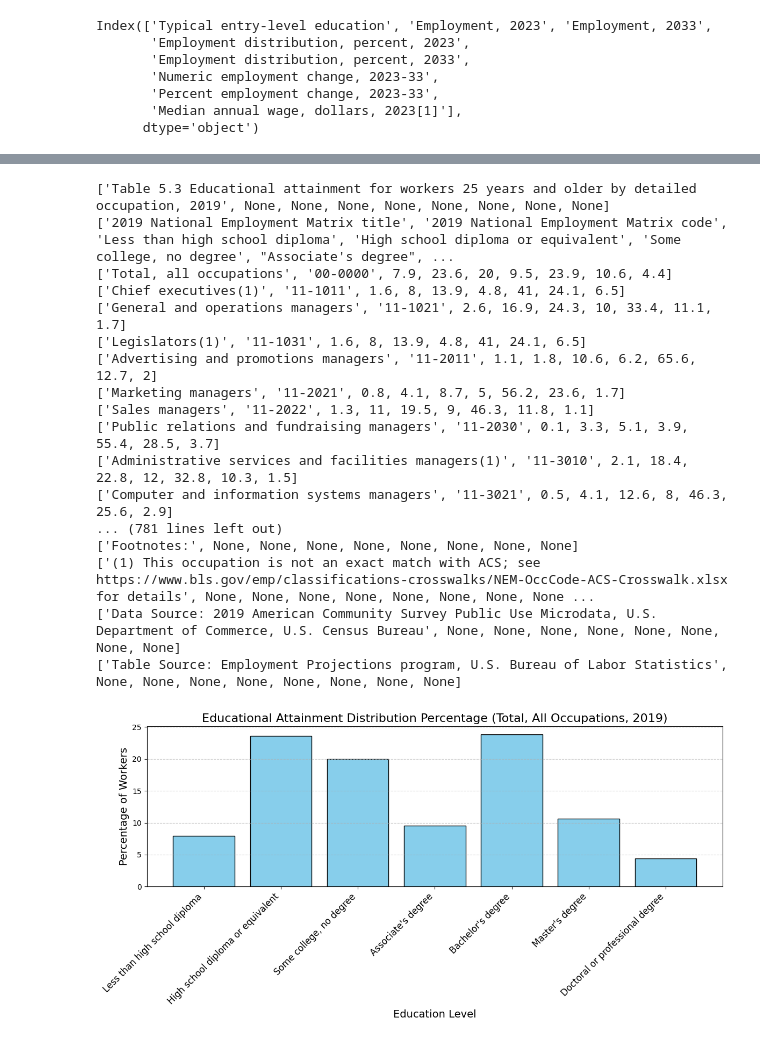
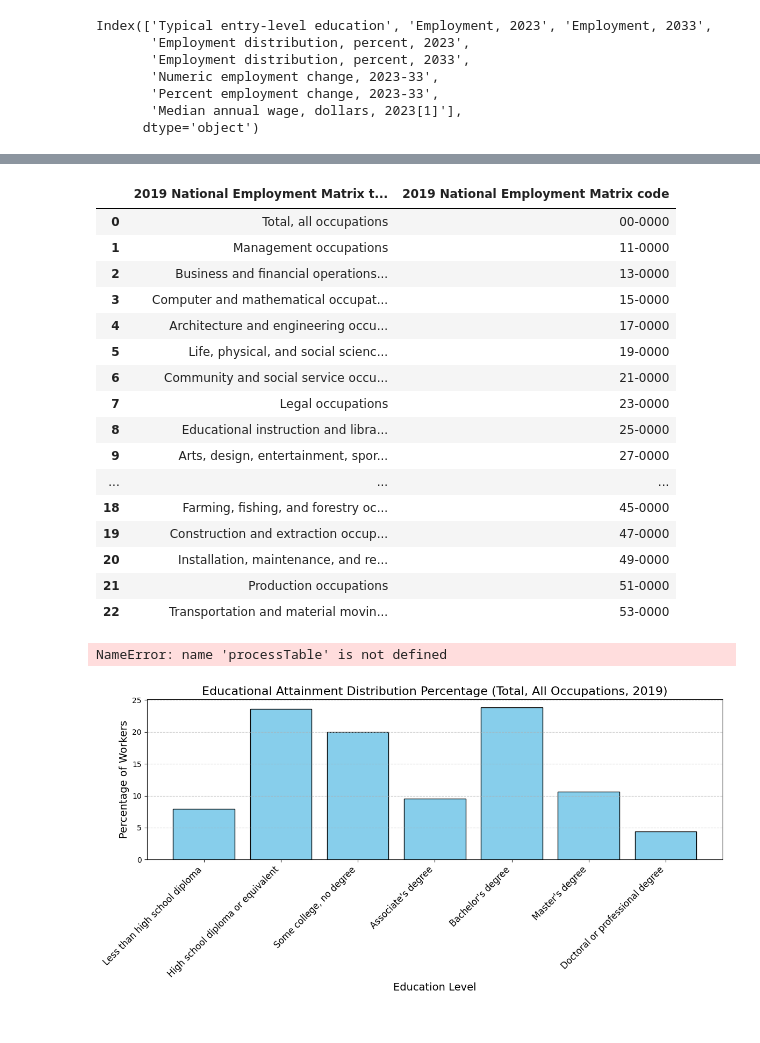
Before and after one commit to namansingh2623/BDA_project, a Jupyter notebook: project_data/project_data/ProjectFileGroup4.ipynb, the cells around one changed output, grey strips where cells are left out. Saved outputs shown, nothing was run; the diff lists cells and outputs as text; code cells hidden in the pictures.

Commit message:
After classification

```diff
--- a/project_data/project_data/ProjectFileGroup4.ipynb
+++ b/project_data/project_data/ProjectFileGroup4.ipynb
@@ -292,27 +464,73 @@ plt.show()
+# %%
+import pandas as pd
+
+# Data for categories
+data = {
+    "2019 National Employment Matrix title": [
+        "Total, all occupations",
+        "Management occupations",
+        "Business and financial operations occupations",
+        "Computer and mathematical occupations",
+        "Architecture and engineering occupations",
+        "Life, physical, and social science occupations",
+        "Community and social service occupations",
+        "Legal occupations",
+        "Educational instruction and library occupations",
+        "Arts, design, entertainment, sports, and media occupations",
+        "Healthcare practitioners and technical occupations",
+        "Healthcare support occupations",
+        "Protective service occupations",
+        "Food preparation and serving related occupations",
+        "Building and grounds cleaning and maintenance occupations",
+        "Personal care and service occupations",
+        "Sales and related occupations",
+        "Office and administrative support occupations",
+        "Farming, fishing, and forestry occupations",
+        "Construction and extraction occupations",
+        "Installation, maintenance, and repair occupations",
+        "Production occupations",
+        "Transportation and material moving occupations"
+    ],
+    "2019 National Employment Matrix code": [
+        "00-0000", "11-0000", "13-0000", "15-0000", "17-0000", "19-0000", "21-0000",
+        "23-0000", "25-0000", "27-0000", "29-0000", "31-0000", "33-0000", "35-0000",
+        "37-0000", "39-0000", "41-0000", "43-0000", "45-0000", "47-0000", "49-0000",
+        "51-0000", "53-0000"
+    ]
+}
+
+# Create the DataFrame
+categories = pd.DataFrame(data)
+
+# Display the DataFrame
+categories
+# %% [output]
+|  | 2019 National Employment Matrix t... | 2019 National Employment Matrix code |
+| 0 | Total, all occupations | 00-0000 |
+| 1 | Management occupations | 11-0000 |
+| 2 | Business and financial operations... | 13-0000 |
+| 3 | Computer and mathematical occupat... | 15-0000 |
+| 4 | Architecture and engineering occu... | 17-0000 |
+| 5 | Life, physical, and social scienc... | 19-0000 |
+| 6 | Community and social service occu... | 21-0000 |
+| 7 | Legal occupations | 23-0000 |
+| 8 | Educational instruction and libra... | 25-0000 |
+| 9 | Arts, design, entertainment, spor... | 27-0000 |
+| ... | ... | ... |
+| 18 | Farming, fishing, and forestry oc... | 45-0000 |
+| 19 | Construction and extraction occup... | 47-0000 |
+| 20 | Installation, maintenance, and re... | 49-0000 |
+| 21 | Production occupations | 51-0000 |
+| 22 | Transportation and material movin... | 53-0000 |
 # %%
 # This data table is Table 5.3 Educational attainment for workers 25 years and older by detailed occupation, 2019
 # List indices are: 2019 National Employment Matrix title, 2019 National Employment Matrix code,
 #high school diploma num, some college no degree num, associates degree num, bachelors degree num, masters degree num, doctorate num
 processTable(table2)
 print("\n")
+asdsafsa
 # %% [output]
-['Table 5.3 Educational attainment for workers 25 years and older by detailed occupation, 2019', None, None, None, None, None, None, None, None]
-['2019 National Employment Matrix title', '2019 National Employment Matrix code', 'Less than high school diploma', 'High school diploma or equivalent', 'Some college, no degree', "Associate's degree", ...
-['Total, all occupations', '00-0000', 7.9, 23.6, 20, 9.5, 23.9, 10.6, 4.4]
-['Chief executives(1)', '11-1011', 1.6, 8, 13.9, 4.8, 41, 24.1, 6.5]
-['General and operations managers', '11-1021', 2.6, 16.9, 24.3, 10, 33.4, 11.1, 1.7]
-['Legislators(1)', '11-1031', 1.6, 8, 13.9, 4.8, 41, 24.1, 6.5]
-['Advertising and promotions managers', '11-2011', 1.1, 1.8, 10.6, 6.2, 65.6, 12.7, 2]
-['Marketing managers', '11-2021', 0.8, 4.1, 8.7, 5, 56.2, 23.6, 1.7]
-['Sales managers', '11-2022', 1.3, 11, 19.5, 9, 46.3, 11.8, 1.1]
-['Public relations and fundraising managers', '11-2030', 0.1, 3.3, 5.1, 3.9, 55.4, 28.5, 3.7]
-['Administrative services and facilities managers(1)', '11-3010', 2.1, 18.4, 22.8, 12, 32.8, 10.3, 1.5]
-['Computer and information systems managers', '11-3021', 0.5, 4.1, 12.6, 8, 46.3, 25.6, 2.9]
-... (781 lines left out)
-['Footnotes:', None, None, None, None, None, None, None, None]
-['(1) This occupation is not an exact match with ACS; see https://www.bls.gov/emp/classifications-crosswalks/NEM-OccCode-ACS-Crosswalk.xlsx for details', None, None, None, None, None, None, None, None ...
-['Data Source: 2019 American Community Survey Public Use Microdata, U.S. Department of Commerce, U.S. Census Bureau', None, None, None, None, None, None, None, None]
-['Table Source: Employment Projections program, U.S. Bureau of Labor Statistics', None, None, None, None, None, None, None, None]
+NameError: name 'processTable' is not defined
 # %%
 
 # Function to process and extract relevant rows for a specific title
```
Also changed, not shown: parts of 11 cells of this notebook, 9 other files.
